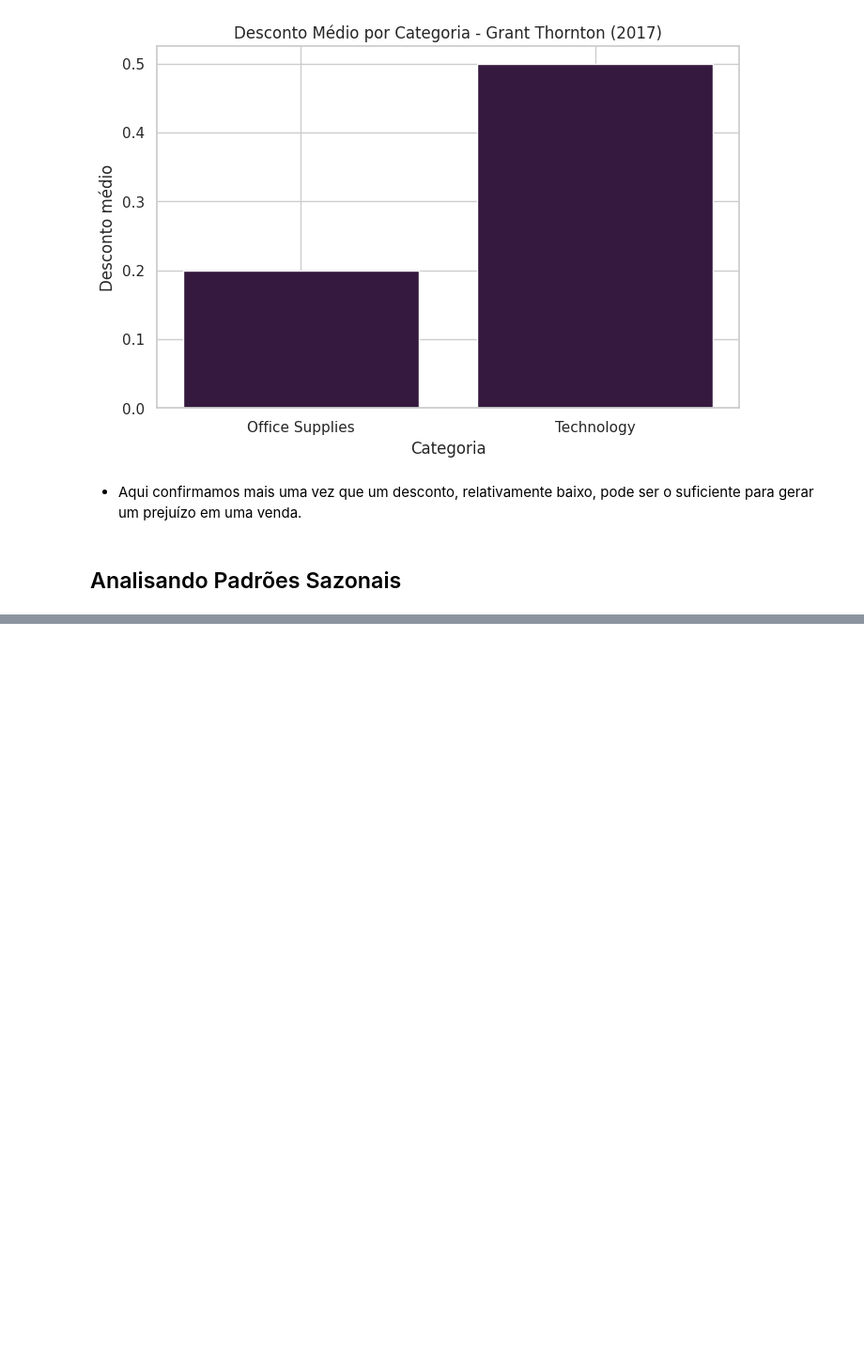
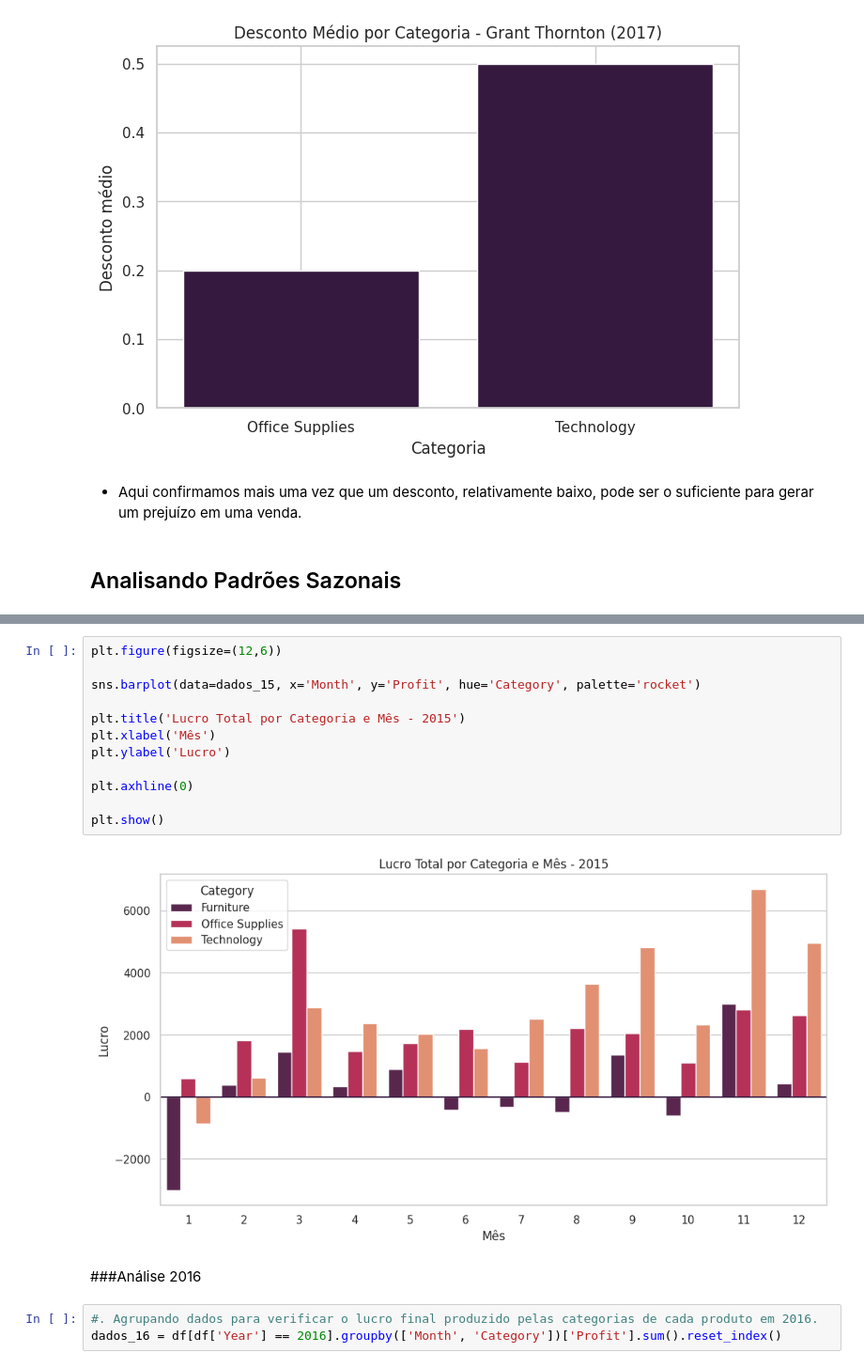
Before and after one commit to Ronaldo-Junior1/analise-dados-supermercado, a Jupyter notebook: Analise_base_supermercadoTeste.ipynb, the cells around one changed output, grey strips where cells are left out. Shown at 94% size. Cells and saved outputs as stored; diff of their text form; blank space fills up the shorter version.

```diff
--- a/Analise_base_supermercadoTeste.ipynb
+++ b/Analise_base_supermercadoTeste.ipynb
@@ -2134,0 +2187,19 @@ Descrição dos Dados Registrados:
+# %%
+plt.figure(figsize=(12,6))
+
+sns.barplot(data=dados_15, x='Month', y='Profit', hue='Category', palette='rocket')
+
+plt.title('Lucro Total por Categoria e Mês - 2015')
+plt.xlabel('Mês')
+plt.ylabel('Lucro')
+
+plt.axhline(0)
+
+plt.show()
+# %% [output]
+[figure, added]
+# %% [markdown]
+###Análise 2016
+# %%
+#. Agrupando dados para verificar o lucro final produzido pelas categorias de cada produto em 2016.
+dados_16 = df[df['Year'] == 2016].groupby(['Month', 'Category'])['Profit'].sum().reset_index()
```
Also changed, not shown: parts of 13 cells of this notebook.
